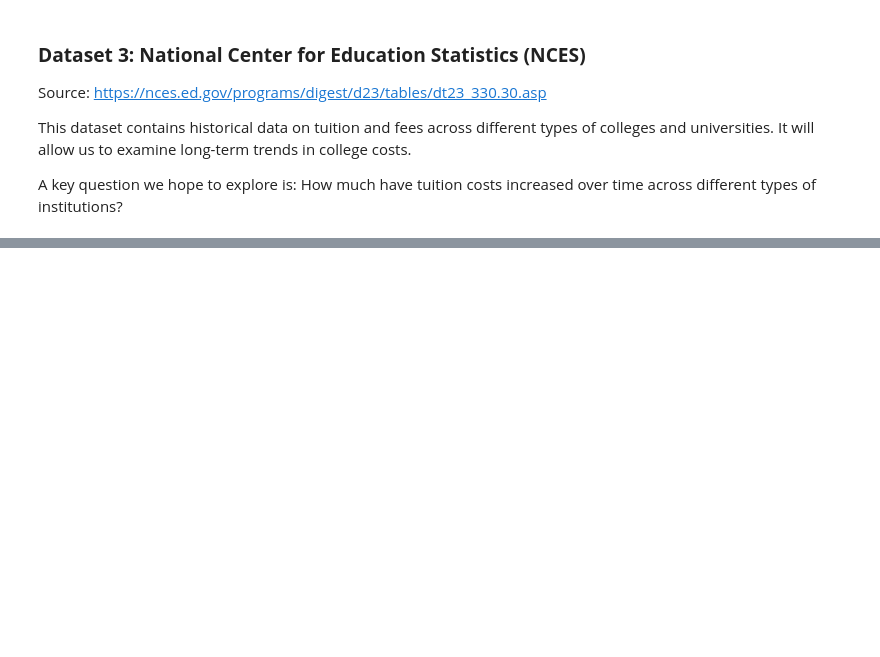
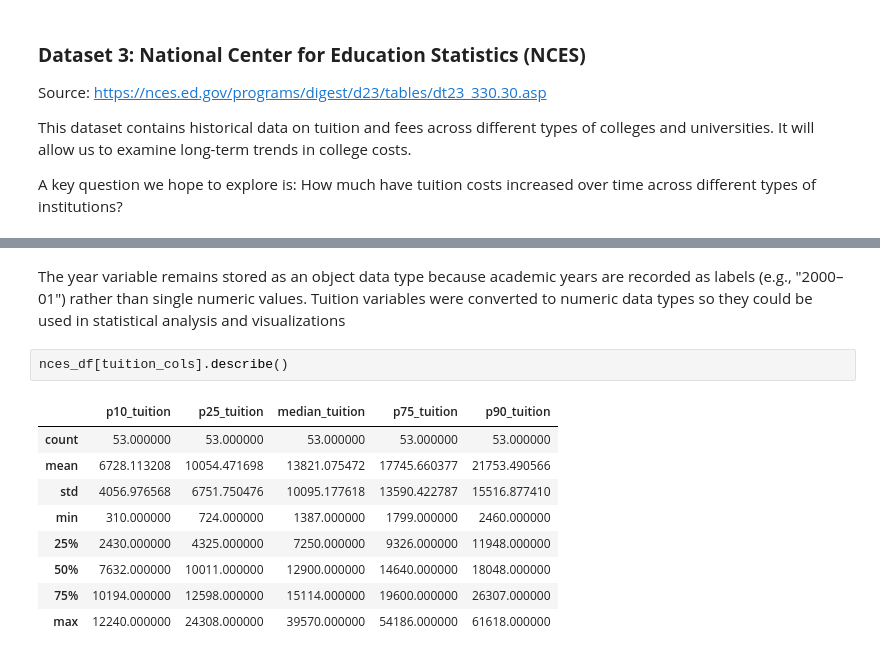
Before and after one commit to oliviatawakol/julieandliv, a Jupyter notebook: julieandliv.ipynb, the cells around one changed output, grey strips where cells are left out. Saved outputs shown, nothing was run; the diff lists cells and outputs as text; blank space fills up the shorter version.

```diff
--- a/julieandliv.ipynb
+++ b/julieandliv.ipynb
@@ -496,0 +679,14 @@ KeyError: 'Year'
+# %% [markdown]
+The year variable remains stored as an object data type because academic years are recorded as labels (e.g., "2000–01") rather than single numeric values. Tuition variables were converted to numeric data types so they could be used in statistical analysis and visualizations
+# %%
+nces_df[tuition_cols].describe()
+# %% [output]
+|  | p10_tuition | p25_tuition | median_tuition | p75_tuition | p90_tuition |
+| count | 53.000000 | 53.000000 | 53.000000 | 53.000000 | 53.000000 |
+| mean | 6728.113208 | 10054.471698 | 13821.075472 | 17745.660377 | 21753.490566 |
+| std | 4056.976568 | 6751.750476 | 10095.177618 | 13590.422787 | 15516.877410 |
+| min | 310.000000 | 724.000000 | 1387.000000 | 1799.000000 | 2460.000000 |
+| 25% | 2430.000000 | 4325.000000 | 7250.000000 | 9326.000000 | 11948.000000 |
+| 50% | 7632.000000 | 10011.000000 | 12900.000000 | 14640.000000 | 18048.000000 |
+| 75% | 10194.000000 | 12598.000000 | 15114.000000 | 19600.000000 | 26307.000000 |
+| max | 12240.000000 | 24308.000000 | 39570.000000 | 54186.000000 | 61618.000000 |
```
Also changed, not shown: parts of 25 cells of this notebook.
